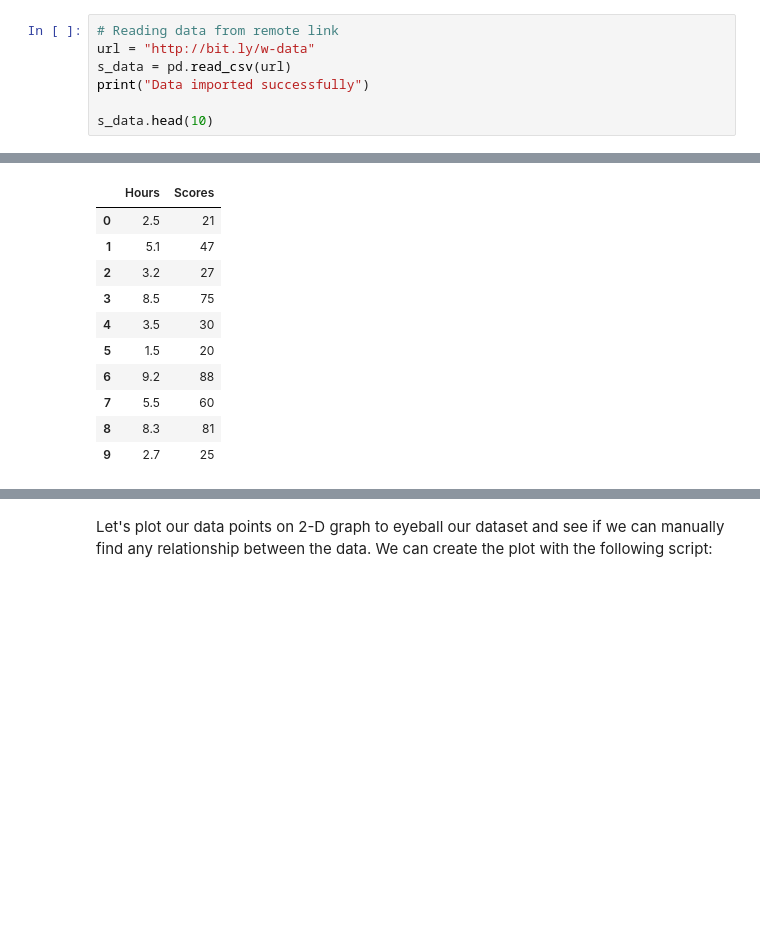
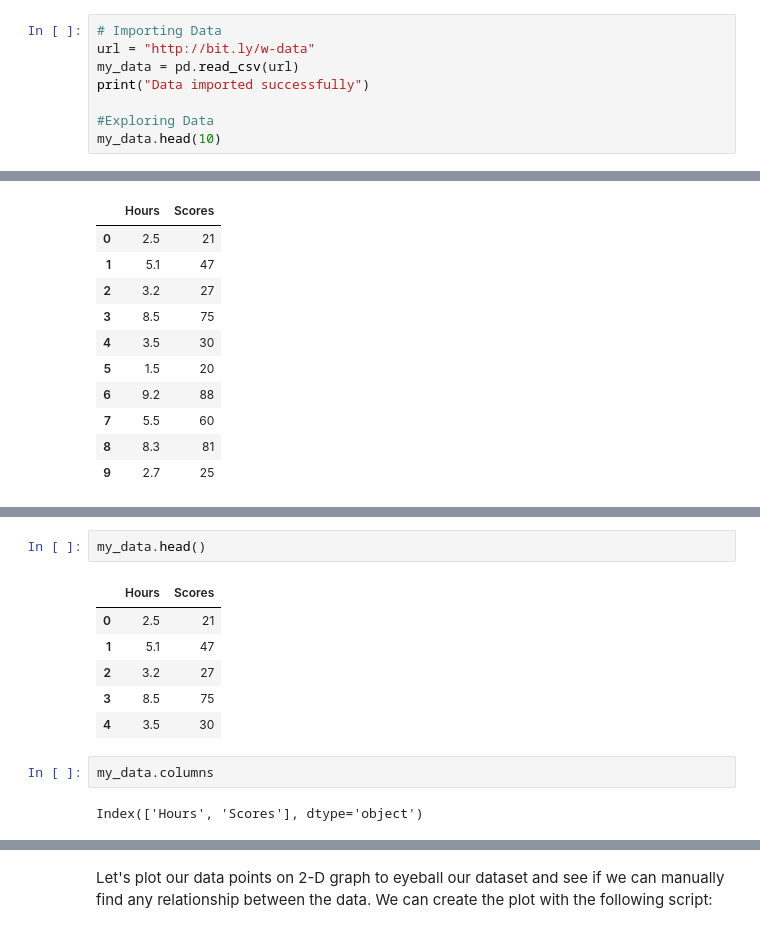
Before and after one commit to shital2807/THE-SPARKS-FOUNDATION-INTERNSHIP, a Jupyter notebook: Task 1 Linear Regression.ipynb, the cells around one changed output, grey strips where cells are left out. Saved outputs shown, nothing was run; the diff lists cells and outputs as text; blank space fills up the shorter version.

```diff
--- a/Task 1 Linear Regression.ipynb
+++ b/Task 1 Linear Regression.ipynb
@@ -18,11 +17,12 @@ import seaborn as sns
 %matplotlib inline
 # %%
-# Reading data from remote link
+# Importing Data
 url = "http://bit.ly/w-data"
-s_data = pd.read_csv(url)
+my_data = pd.read_csv(url)
 print("Data imported successfully")
 
-s_data.head(10)
+#Exploring Data
+my_data.head(10)
 # %% [output]
 Data imported successfully
 |  | Hours | Scores |
@@ -38,0 +51,13 @@ Data imported successfully
+# %%
+my_data.head()
+# %% [output]
+|  | Hours | Scores |
+| 0 | 2.5 | 21 |
+| 1 | 5.1 | 47 |
+| 2 | 3.2 | 27 |
+| 3 | 8.5 | 75 |
+| 4 | 3.5 | 30 |
+# %%
+my_data.columns
+# %% [output]
+Index(['Hours', 'Scores'], dtype='object')
```
Also changed, not shown: parts of 22 cells of this notebook.
